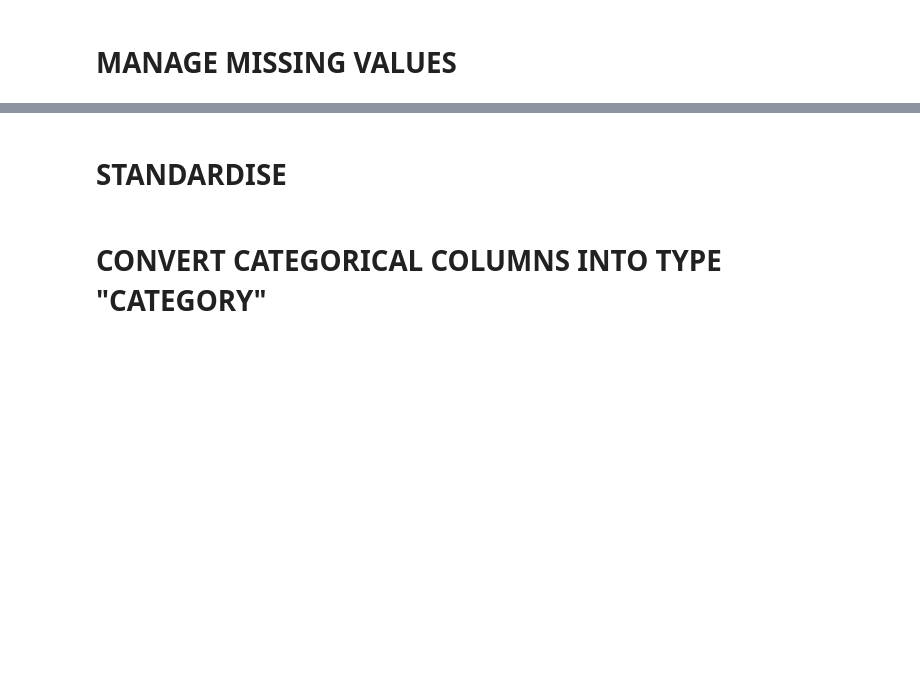
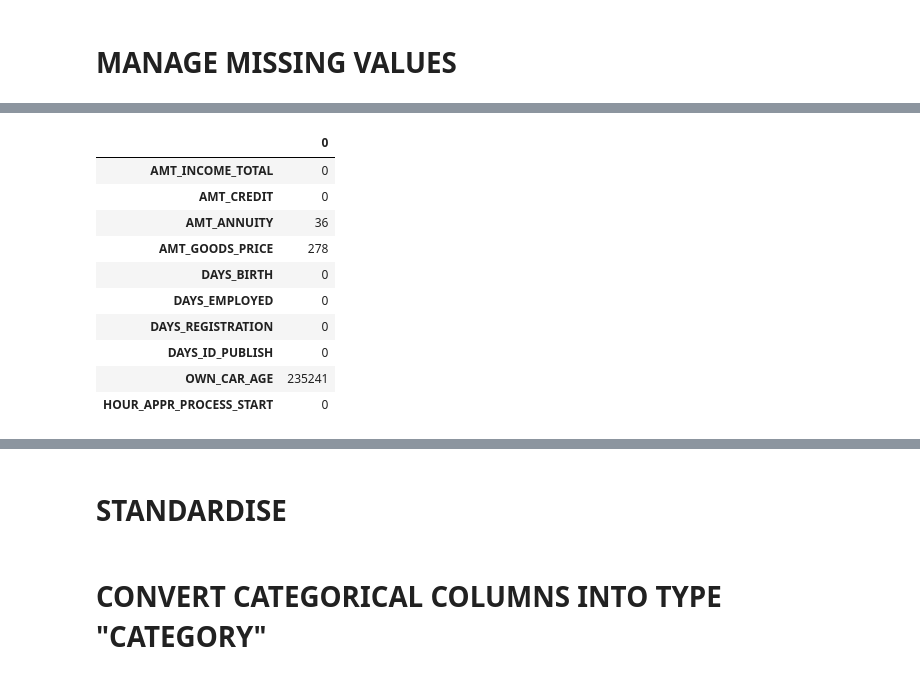
Before and after one commit to robertocommit/neural, a Jupyter notebook: Home_Credit_Default_Risk.ipynb, the cells around one changed output, grey strips where cells are left out. Cells and saved outputs as stored; diff of their text form; code cells hidden in the pictures; blank space fills up the shorter version.

```diff
--- a/Home_Credit_Default_Risk.ipynb
+++ b/Home_Credit_Default_Risk.ipynb
@@ -264,0 +339,14 @@ smart_overview(df)
+# %%
+ciao = pd.merge([df, null])
+# %% [output]
+|  | 0 |
+| AMT_INCOME_TOTAL | 0 |
+| AMT_CREDIT | 0 |
+| AMT_ANNUITY | 36 |
+| AMT_GOODS_PRICE | 278 |
+| DAYS_BIRTH | 0 |
+| DAYS_EMPLOYED | 0 |
+| DAYS_REGISTRATION | 0 |
+| DAYS_ID_PUBLISH | 0 |
+| OWN_CAR_AGE | 235241 |
+| HOUR_APPR_PROCESS_START | 0 |
```
Also changed, not shown: parts of 41 cells of this notebook.
